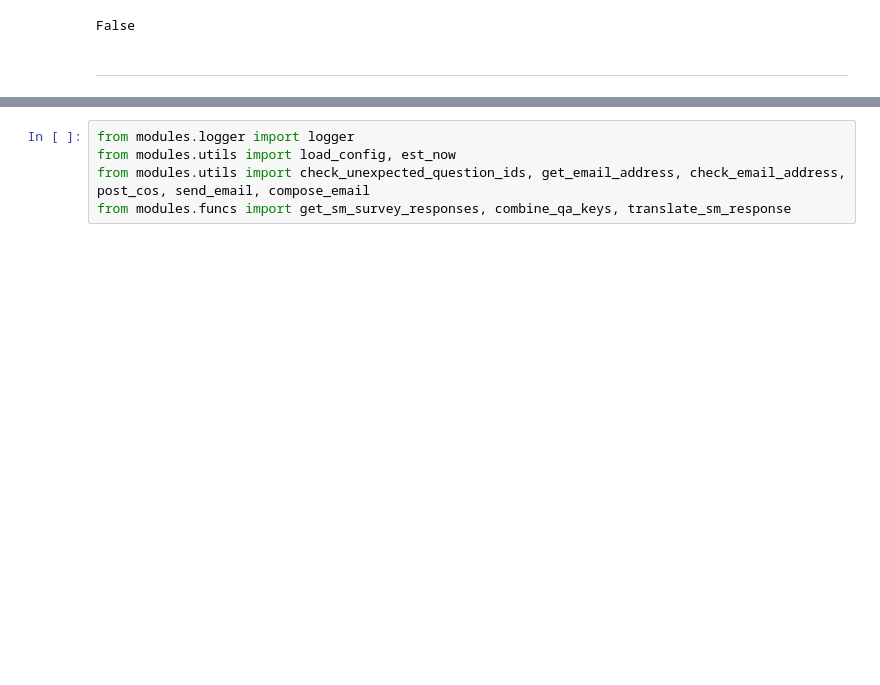
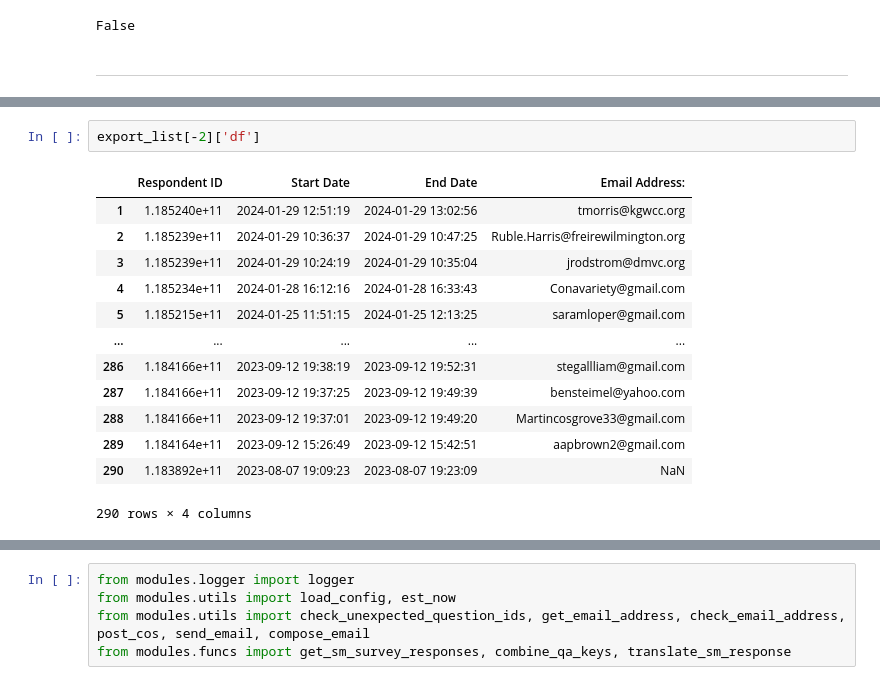
Before and after one commit to apsocarras/career-onestop, a Jupyter notebook: excel-email.ipynb, the cells around one changed output, grey strips where cells are left out. Cells and saved outputs as stored; diff of their text form; blank space fills up the shorter version.

```diff
--- a/excel-email.ipynb
+++ b/excel-email.ipynb
@@ -164,0 +205,16 @@ Timestamp('2024-01-03 13:46:00')
+# %%
+export_list[-2]['df']
+# %% [output]
+|  | Respondent ID | Start Date | End Date | Email Address: |
+| 1 | 1.185240e+11 | 2024-01-29 12:51:19 | 2024-01-29 13:02:56 | tmorris@kgwcc.org |
+| 2 | 1.185239e+11 | 2024-01-29 10:36:37 | 2024-01-29 10:47:25 | Ruble.Harris@freirewilmington.org |
+| 3 | 1.185239e+11 | 2024-01-29 10:24:19 | 2024-01-29 10:35:04 | jrodstrom@dmvc.org |
+| 4 | 1.185234e+11 | 2024-01-28 16:12:16 | 2024-01-28 16:33:43 | Conavariety@gmail.com |
+| 5 | 1.185215e+11 | 2024-01-25 11:51:15 | 2024-01-25 12:13:25 | saramloper@gmail.com |
+| ... | ... | ... | ... | ... |
+| 286 | 1.184166e+11 | 2023-09-12 19:38:19 | 2023-09-12 19:52:31 | stegallliam@gmail.com |
+| 287 | 1.184166e+11 | 2023-09-12 19:37:25 | 2023-09-12 19:49:39 | bensteimel@yahoo.com |
+| 288 | 1.184166e+11 | 2023-09-12 19:37:01 | 2023-09-12 19:49:20 | Martincosgrove33@gmail.com |
+| 289 | 1.184164e+11 | 2023-09-12 15:26:49 | 2023-09-12 15:42:51 | aapbrown2@gmail.com |
+| 290 | 1.183892e+11 | 2023-08-07 19:09:23 | 2023-08-07 19:23:09 | NaN |
+290 rows × 4 columns
```
Also changed, not shown: parts of 14 cells of this notebook.
